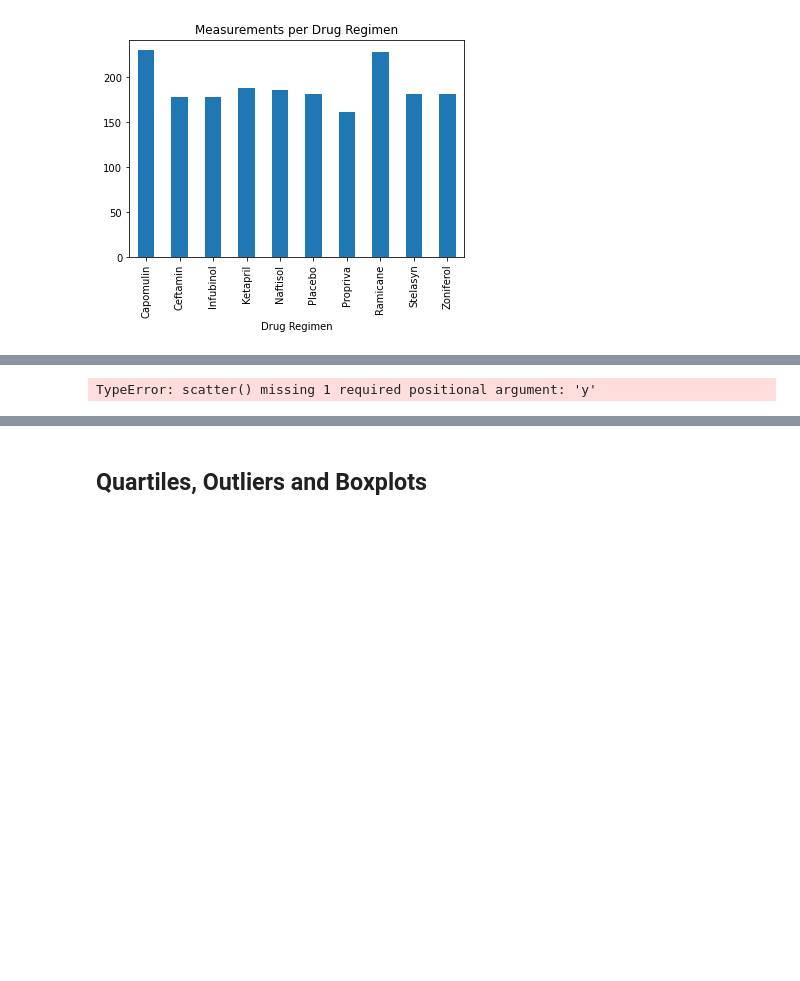
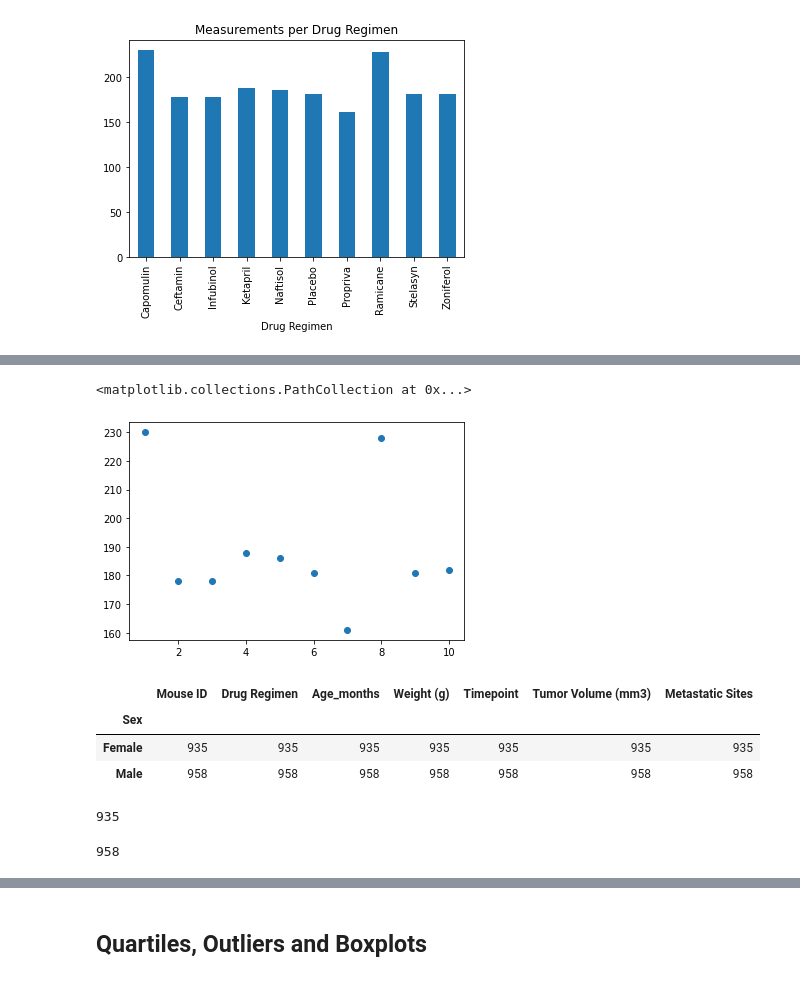
Before and after one commit to papadiscobravo/Pymeceutical-challenge-2, a Jupyter notebook: homework/assignment05/pymaceuticals_starter.ipynb, the cells around one changed output, grey strips where cells are left out. Cells and saved outputs as stored; diff of their text form; code cells hidden in the pictures; blank space fills up the shorter version.

```diff
--- a/homework/assignment05/pymaceuticals_starter.ipynb
+++ b/homework/assignment05/pymaceuticals_starter.ipynb
@@ -347,10 +346,33 @@ TypeError: unhashable type: 'numpy.ndarray'
 # %%
-plt.scatter(measurementsPerRegimen)
-
-
+# plt.scatter(measurementsPerRegimen)
+plt.scatter(xValues, yValues)
 
 # measurementsPerRegimen.plot.bar(legend="")
 # plt.ylabel("measurements")
 # plt.title("Measurements per Drug Regimen")
 # %% [output]
-TypeError: scatter() missing 1 required positional argument: 'y'
+<matplotlib.collections.PathCollection at 0x...>
+[figure, added]
+# %%
+# 9 Generate a pie plot showing the distribution of female versus male mice using pandas
+# This is going to use merged_df.
+# miceCountByGender = merged_df.groupby(["Gender"]).count()
+# miceCountByGender
+
+miceByGender = merged_df.groupby(by="Sex").count()
+miceByGender
+# %% [output]
+|  | Mouse ID | Drug Regimen | Age_months | Weight (g) | Timepoint | Tumor Volume (mm3) | Metastatic Sites |
+| Sex |  |  |  |  |  |  |  |
+| Female | 935 | 935 | 935 | 935 | 935 | 935 | 935 |
+| Male | 958 | 958 | 958 | 958 | 958 | 958 | 958 |
+# %%
+miceFemale = miceByGender.iloc[0,0]
+miceFemale
+# %% [output]
+935
+# %%
+miceMale = miceByGender.iloc[1,0]
+miceMale
+# %% [output]
+958
```
Also changed, not shown: parts of 13 cells of this notebook.
